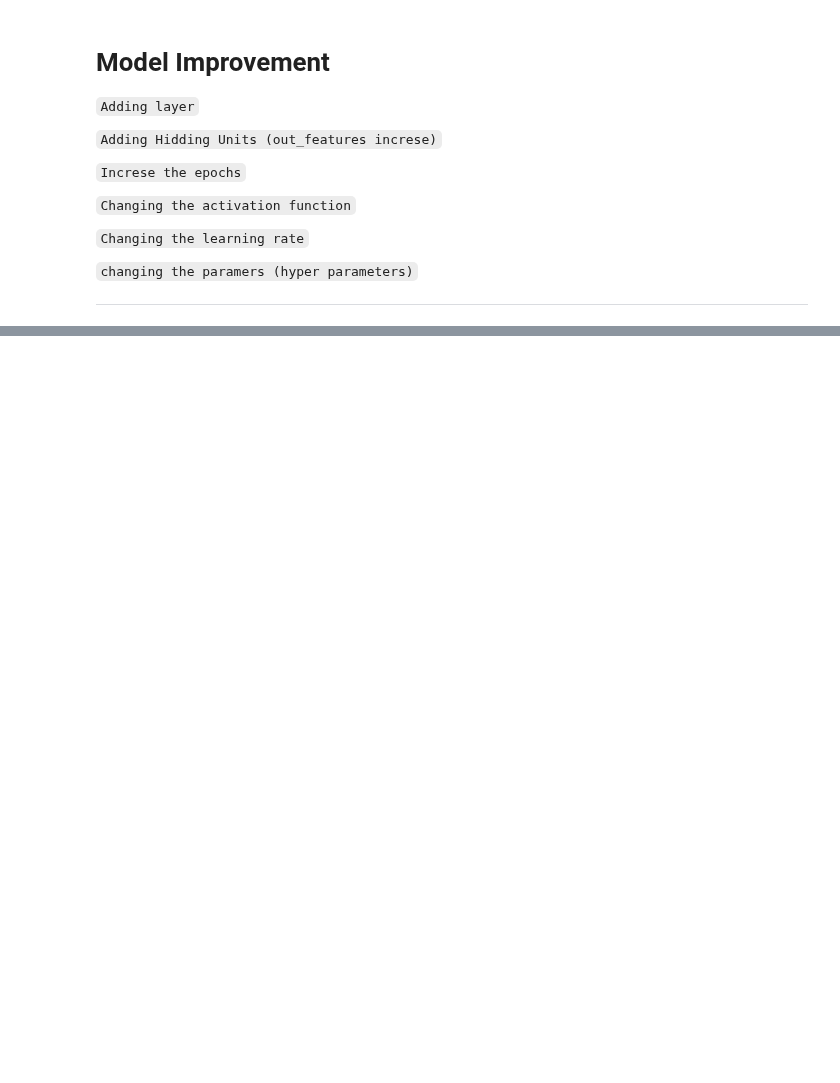
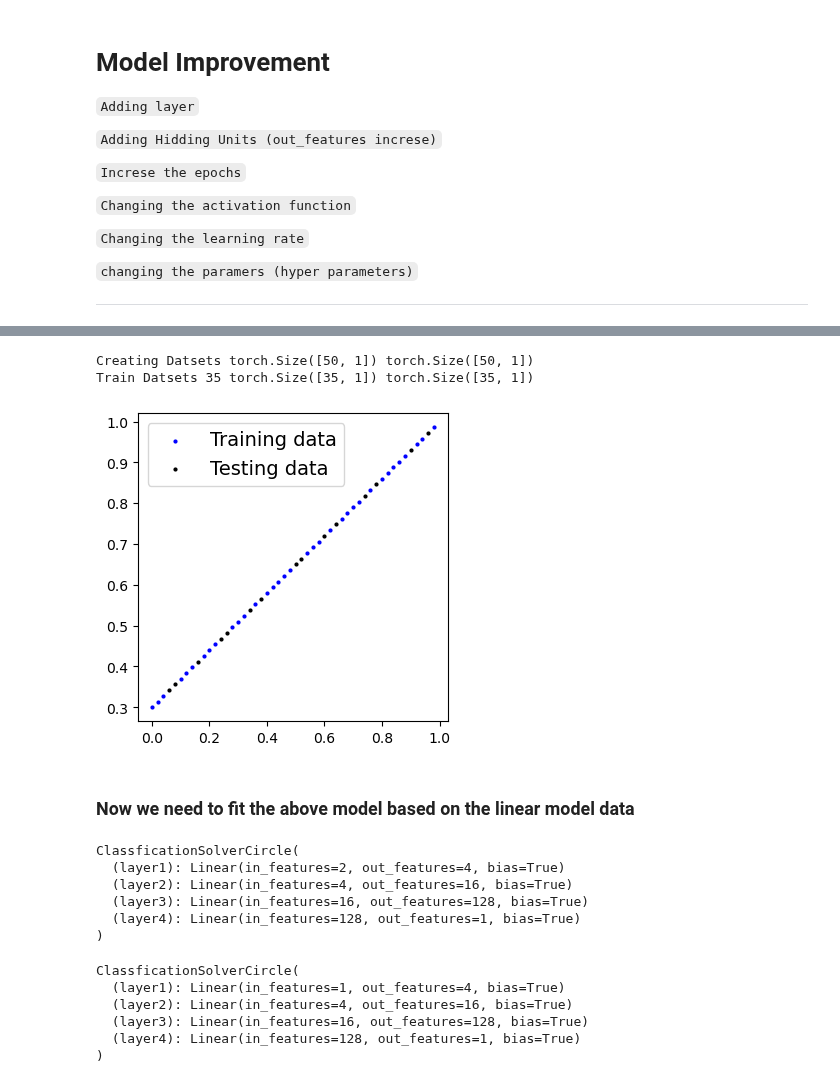
Before and after one commit to sandeepshakya2019/DeepLearning_HandsOn_Pytorch, a Jupyter notebook: 02_1_pytroch_classification_self.ipynb, the cells around one changed output, grey strips where cells are left out. Saved outputs shown, nothing was run; the diff lists cells and outputs as text; code cells hidden in the pictures; blank space fills up the shorter version.

```diff
--- a/02_1_pytroch_classification_self.ipynb
+++ b/02_1_pytroch_classification_self.ipynb
@@ -379,0 +407,56 @@ plot_decision_boundary(model, X_train,y_train)
+# %%
+## Creating the linear datasets
+
+w = 0.7
+b = 0.3
+start = 0
+end = 1
+step = 0.02
+
+torch.manual_seed(42)
+
+X_regression = torch.arange(start, end, step).unsqueeze(1)
+y_regression = w * X_regression + b
+
+print("Creating Datsets", X_regression.shape, y_regression.shape)
+
+#  creating train and test split
+from sklearn.model_selection import train_test_split
+X_train_regression, X_test_regression, y_train_regression, y_test_regression = train_test_split(X_regression, y_regression ,test_size=0.3, random_state=42)
+
+print("Train Datsets",len(X_train_regression), X_train_regression.shape, y_train_regression.shape)
+# %% [output]
+Creating Datsets torch.Size([50, 1]) torch.Size([50, 1])
+Train Datsets 35 torch.Size([35, 1]) torch.Size([35, 1])
+# %%
+# Plot linear data or training and test and predictions (optional)
+def plot_predictions(train_data, train_labels, test_data, test_labels, predictions=None):
+    plt.figure(figsize=(4,4))
+
+    # Plot training data in blue
+    plt.scatter(train_data, train_labels, c="b", s=4, label="Training data")
+
+    # Plot test data in green
+    plt.scatter(test_data, test_labels, c="k", s=4, label="Testing data")
+
+    if predictions is not None:
+        # Plot the predictions in red (predictions were made on the test data)
+        plt.scatter(test_data, predictions, c="r", s=4, label="Predictions")
+
+    # Show the legend
+    plt.legend(prop={"size": 14})
+
+plot_predictions(X_train_regression, y_train_regression, X_test_regression, y_test_regression)
+# %% [output]
+[figure, added]
+# %% [markdown]
+### Now we need to fit the above model based on the linear model data
+# %%
+model
+# %% [output]
+ClassficationSolverCircle(
+  (layer1): Linear(in_features=2, out_features=4, bias=True)
+  (layer2): Linear(in_features=4, out_features=16, bias=True)
+  (layer3): Linear(in_features=16, out_features=128, bias=True)
+  (layer4): Linear(in_features=128, out_features=1, bias=True)
+)
@@ -379,0 +465,9 @@ plot_decision_boundary(model, X_train,y_train)
+# %%
+model_regression
+# %% [output]
+ClassficationSolverCircle(
+  (layer1): Linear(in_features=1, out_features=4, bias=True)
+  (layer2): Linear(in_features=4, out_features=16, bias=True)
+  (layer3): Linear(in_features=16, out_features=128, bias=True)
+  (layer4): Linear(in_features=128, out_features=1, bias=True)
+)
```
Also changed, not shown: parts of 18 cells of this notebook.
